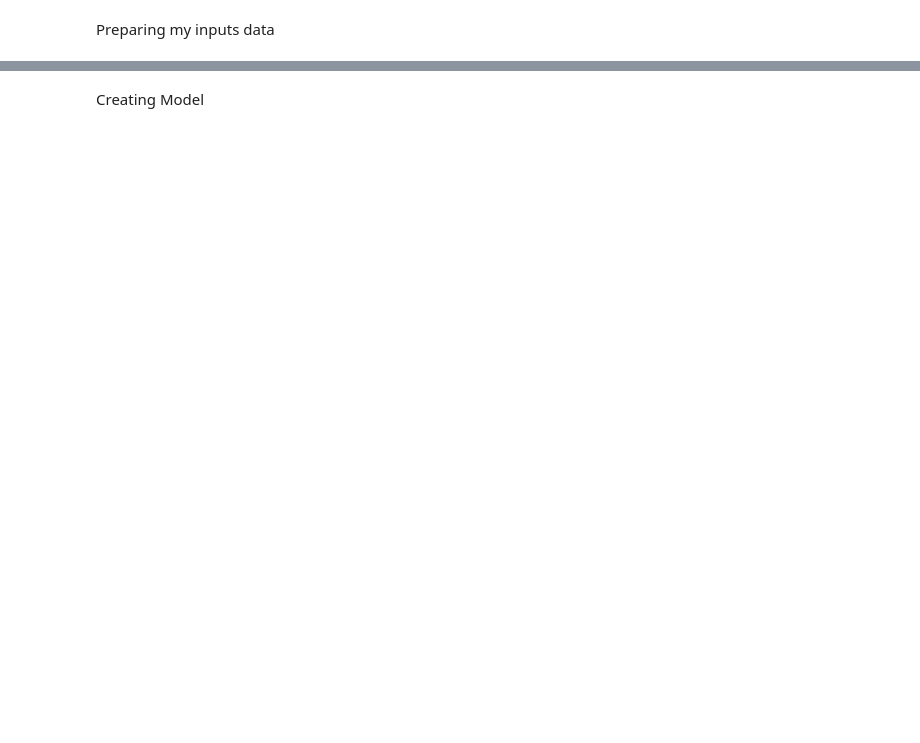
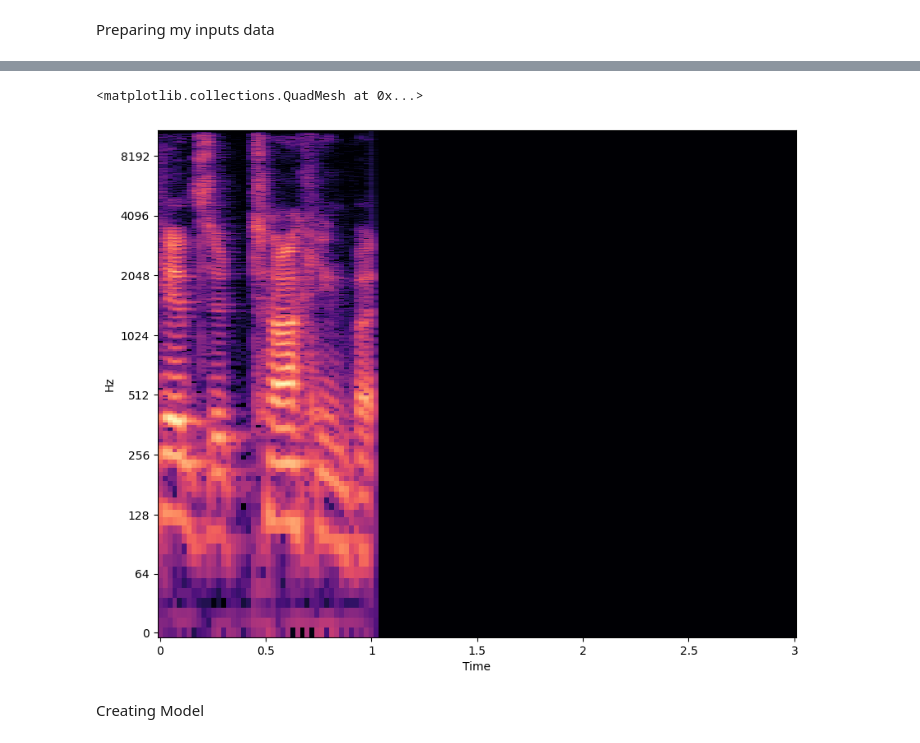
Before and after one commit to khirobenn/RAVDESS-Emotion-Recognition-from-Speech, a Jupyter notebook: speech-emotion-recognitin.ipynb, the cells around one changed output, grey strips where cells are left out. Drawn from its saved outputs; the diff is of its cells as text; code cells hidden in the pictures; blank space fills up the shorter version.

```diff
--- a/speech-emotion-recognitin.ipynb
+++ b/speech-emotion-recognitin.ipynb
@@ -63,7 +68,7 @@ def prepare_data(audio_files):
     for audio in audio_files:
         audio_file, m = librosa.load(audio, sr=22050)
         # We delete empty sound from begining and ending
-        audio_file , _ = librosa.effects.trim(audio_file, top_db=10)
+        audio_file , _ = librosa.effects.trim(audio_file, top_db=40)
 
         # We make sure our sound is 3 seconds before applying all the other functions on it
         audio_file = librosa.util.fix_length(audio_file, size=3*22050)
@@ -82,7 +101,9 @@ X = prepare_data(audio_files)
 # %%
 fig, ax = plt.subplots(figsize=(10, 8))
-spec_image = librosa.display.specshow(X[17], x_axis="time", y_axis="log", ax=ax)
-print(X[0].shape)
+librosa.display.specshow(X[30], x_axis="time", y_axis="log", ax=ax)
+# %% [output]
+<matplotlib.collections.QuadMesh at 0x...>
+[figure, added]
 # %% [markdown]
 Creating Model
 # %%
```
Also changed, not shown: parts of 3 cells of this notebook.
